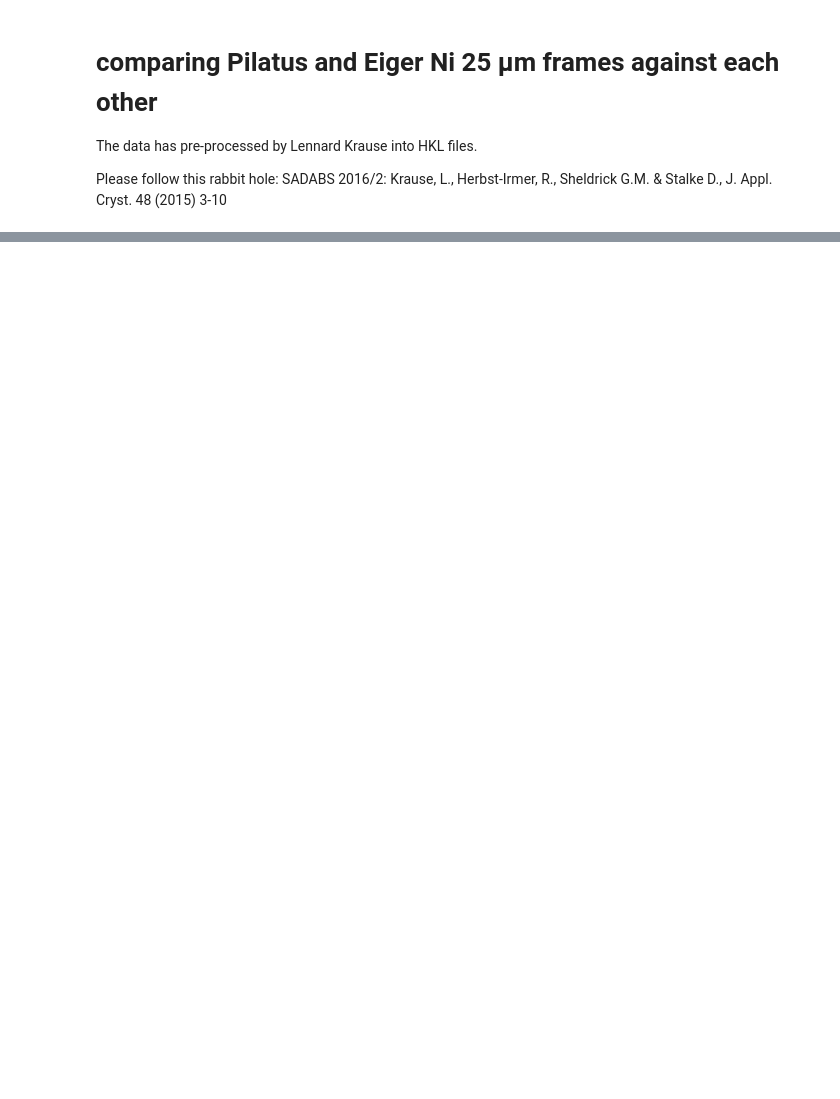
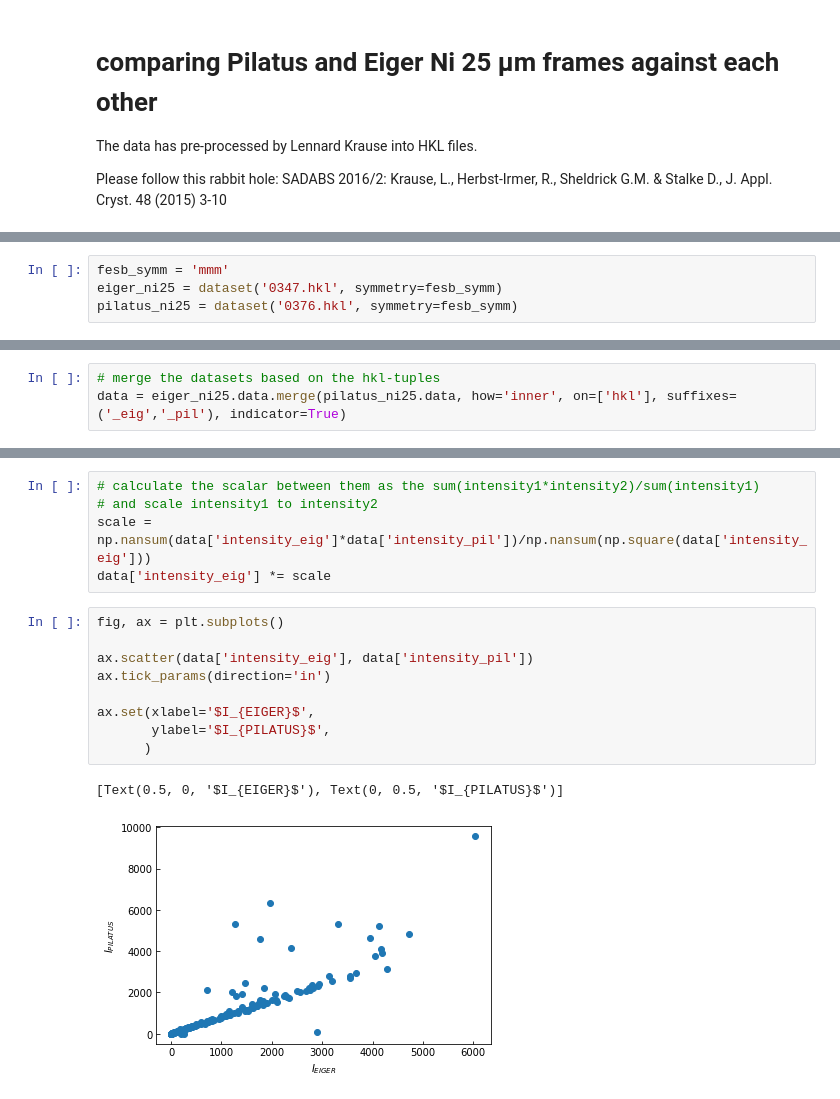
Before and after one commit to SinCrys/sincrys_eiger_pilatus, a Jupyter notebook: plot_ni25_frames.ipynb, the cells around one changed output, grey strips where cells are left out. Saved outputs shown, nothing was run; the diff lists cells and outputs as text; blank space fills up the shorter version.

```diff
--- a/plot_ni25_frames.ipynb
+++ b/plot_ni25_frames.ipynb
@@ -110,0 +21,4 @@ ax.plot(pilatus_ni25['intensity'])
+# %%
+fesb_symm = 'mmm'
+eiger_ni25 = dataset('0347.hkl', symmetry=fesb_symm)
+pilatus_ni25 = dataset('0376.hkl', symmetry=fesb_symm)
@@ -110,0 +57,3 @@ ax.plot(pilatus_ni25['intensity'])
+# %%
+# merge the datasets based on the hkl-tuples
+data = eiger_ni25.data.merge(pilatus_ni25.data, how='inner', on=['hkl'], suffixes=('_eig','_pil'), indicator=True)
@@ -110,0 +78,17 @@ ax.plot(pilatus_ni25['intensity'])
+# %%
+# calculate the scalar between them as the sum(intensity1*intensity2)/sum(intensity1)
+# and scale intensity1 to intensity2
+scale = np.nansum(data['intensity_eig']*data['intensity_pil'])/np.nansum(np.square(data['intensity_eig']))
+data['intensity_eig'] *= scale
+# %%
+fig, ax = plt.subplots()
+
+ax.scatter(data['intensity_eig'], data['intensity_pil'])
+ax.tick_params(direction='in')
+
+ax.set(xlabel='$I_{EIGER}$',
+       ylabel='$I_{PILATUS}$',
+      )
+# %% [output]
+[Text(0.5, 0, '$I_{EIGER}$'), Text(0, 0.5, '$I_{PILATUS}$')]
+[figure, added]
```
Also changed, not shown: parts of 15 cells of this notebook.
